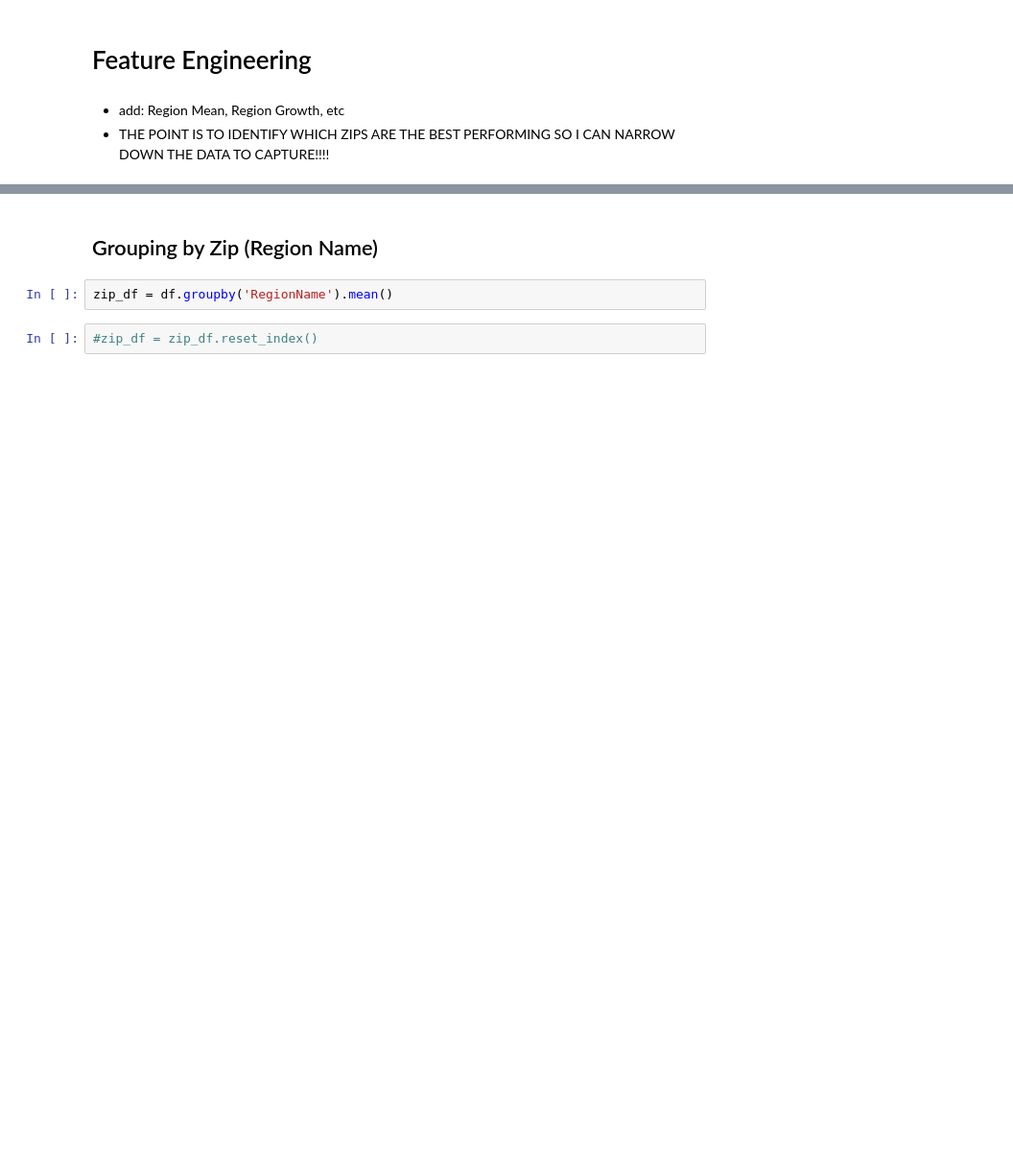
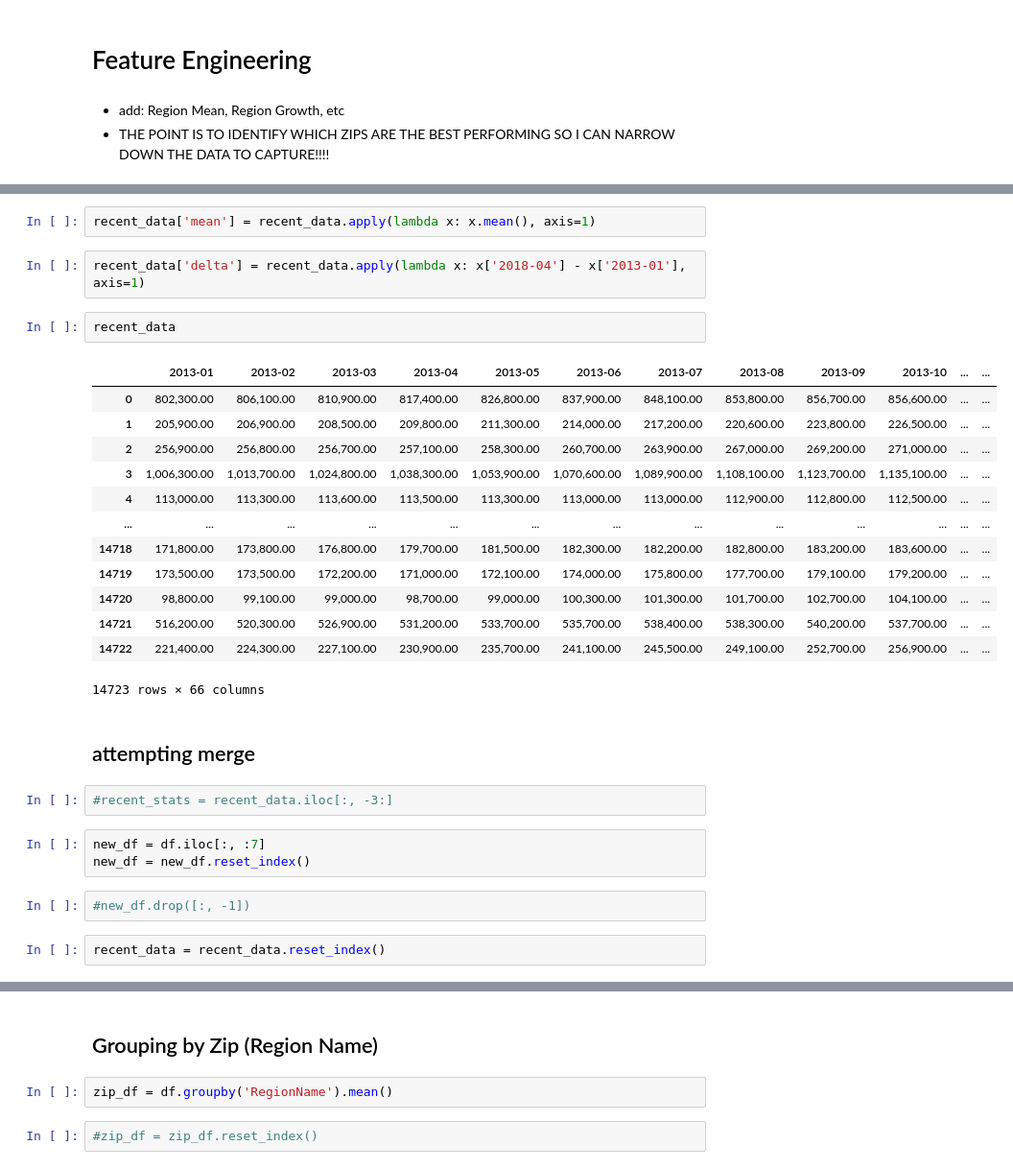
Before and after one commit to jxn628/dsc-phase-4-project-1, a Jupyter notebook: student.ipynb, the cells around one changed output, grey strips where cells are left out. Shown at 96% size. Cells and saved outputs as stored; diff of their text form; blank space fills up the shorter version.

```diff
--- a/student.ipynb
+++ b/student.ipynb
@@ -221,0 +204,31 @@ df.sort_values('1996-04').tail(1500)
+# %%
+recent_data['mean'] = recent_data.apply(lambda x: x.mean(), axis=1)
+# %%
+recent_data['delta'] = recent_data.apply(lambda x: x['2018-04'] - x['2013-01'], axis=1)
+# %%
+recent_data
+# %% [output]
+|  | 2013-01 | 2013-02 | 2013-03 | 2013-04 | 2013-05 | 2013-06 | 2013-07 | 2013-08 | 2013-09 | 2013-10 | ... | ... |
+| 0 | 802,300.00 | 806,100.00 | 810,900.00 | 817,400.00 | 826,800.00 | 837,900.00 | 848,100.00 | 853,800.00 | 856,700.00 | 856,600.00 | ... | ... |
+| 1 | 205,900.00 | 206,900.00 | 208,500.00 | 209,800.00 | 211,300.00 | 214,000.00 | 217,200.00 | 220,600.00 | 223,800.00 | 226,500.00 | ... | ... |
+| 2 | 256,900.00 | 256,800.00 | 256,700.00 | 257,100.00 | 258,300.00 | 260,700.00 | 263,900.00 | 267,000.00 | 269,200.00 | 271,000.00 | ... | ... |
+| 3 | 1,006,300.00 | 1,013,700.00 | 1,024,800.00 | 1,038,300.00 | 1,053,900.00 | 1,070,600.00 | 1,089,900.00 | 1,108,100.00 | 1,123,700.00 | 1,135,100.00 | ... | ... |
+| 4 | 113,000.00 | 113,300.00 | 113,600.00 | 113,500.00 | 113,300.00 | 113,000.00 | 113,000.00 | 112,900.00 | 112,800.00 | 112,500.00 | ... | ... |
+| ... | ... | ... | ... | ... | ... | ... | ... | ... | ... | ... | ... | ... |
+| 14718 | 171,800.00 | 173,800.00 | 176,800.00 | 179,700.00 | 181,500.00 | 182,300.00 | 182,200.00 | 182,800.00 | 183,200.00 | 183,600.00 | ... | ... |
+| 14719 | 173,500.00 | 173,500.00 | 172,200.00 | 171,000.00 | 172,100.00 | 174,000.00 | 175,800.00 | 177,700.00 | 179,100.00 | 179,200.00 | ... | ... |
+| 14720 | 98,800.00 | 99,100.00 | 99,000.00 | 98,700.00 | 99,000.00 | 100,300.00 | 101,300.00 | 101,700.00 | 102,700.00 | 104,100.00 | ... | ... |
+| 14721 | 516,200.00 | 520,300.00 | 526,900.00 | 531,200.00 | 533,700.00 | 535,700.00 | 538,400.00 | 538,300.00 | 540,200.00 | 537,700.00 | ... | ... |
+| 14722 | 221,400.00 | 224,300.00 | 227,100.00 | 230,900.00 | 235,700.00 | 241,100.00 | 245,500.00 | 249,100.00 | 252,700.00 | 256,900.00 | ... | ... |
+14723 rows × 66 columns
+# %% [markdown]
+## attempting merge
+# %%
+#recent_stats = recent_data.iloc[:, -3:]
+# %%
+new_df = df.iloc[:, :7]
+new_df = new_df.reset_index()
+# %%
+#new_df.drop([:, -1])
+# %%
+recent_data = recent_data.reset_index()
```
Also changed, not shown: parts of 78 cells of this notebook.
